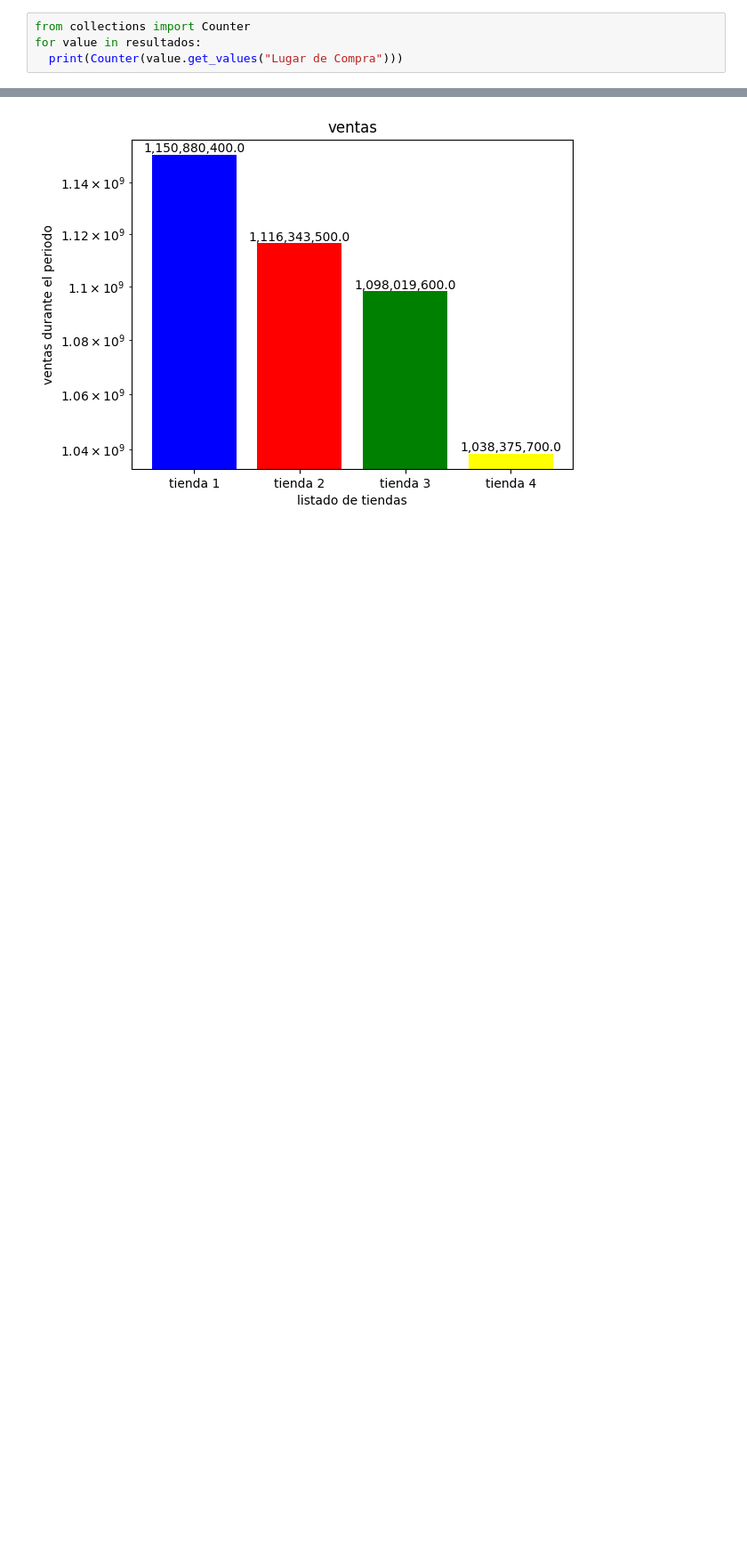
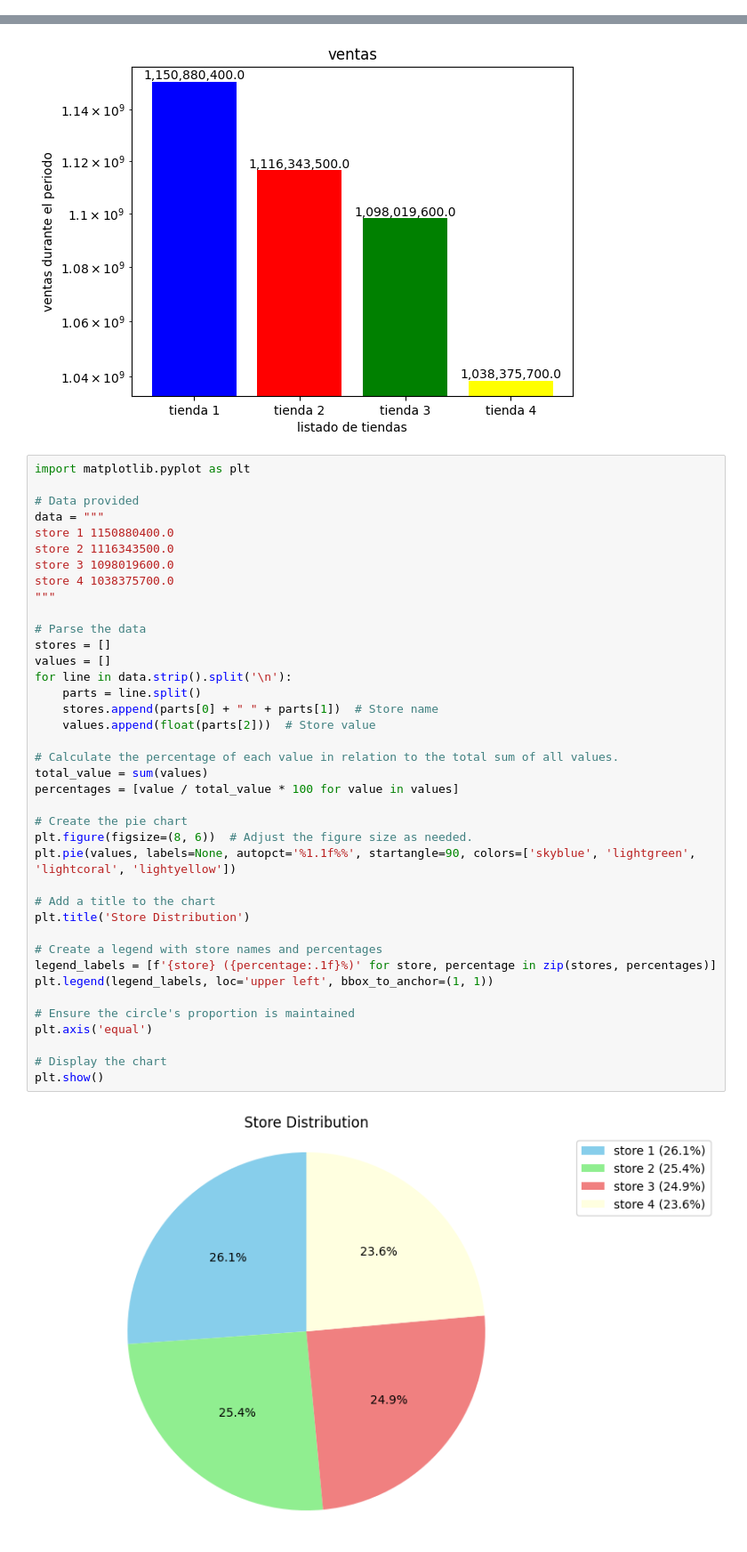
Before and after one commit to w4cha/analisis-alura, a Jupyter notebook: AluraStoreLatam.ipynb, the cells around one changed output, grey strips where cells are left out. Shown: that part at 89% size. Saved outputs shown, nothing was run; the diff lists cells and outputs as text; blank space fills up the shorter version.

```diff
--- a/AluraStoreLatam.ipynb
+++ b/AluraStoreLatam.ipynb
@@ -109,7 +114,3 @@ tienda 1 26018.61
 tienda 2 25216.24
 tienda 3 24805.68
 tienda 4 23459.46
-# %%
-from collections import Counter
-for value in resultados:
-  print(Counter(value.get_values("Lugar de Compra")))
@@ -138,3 +153,44 @@ plt.show()
 # extra
 # %% [output]
 [figure]
+# %%
+import matplotlib.pyplot as plt
+
+# Data provided
+data = """
+store 1 1150880400.0
+store 2 1116343500.0
+store 3 1098019600.0
+store 4 1038375700.0
+"""
+
+# Parse the data
+stores = []
+values = []
+for line in data.strip().split('\n'):
+    parts = line.split()
+    stores.append(parts[0] + " " + parts[1])  # Store name
+    values.append(float(parts[2]))  # Store value
+
+# Calculate the percentage of each value in relation to the total sum of all values.
+total_value = sum(values)
+percentages = [value / total_value * 100 for value in values]
+
+# Create the pie chart
+plt.figure(figsize=(8, 6))  # Adjust the figure size as needed.
+plt.pie(values, labels=None, autopct='%1.1f%%', startangle=90, colors=['skyblue', 'lightgreen', 'lightcoral', 'lightyellow'])
+
+# Add a title to the chart
+plt.title('Store Distribution')
+
+# Create a legend with store names and percentages
+legend_labels = [f'{store} ({percentage:.1f}%)' for store, percentage in zip(stores, percentages)]
+plt.legend(legend_labels, loc='upper left', bbox_to_anchor=(1, 1))
+
+# Ensure the circle's proportion is maintained
+plt.axis('equal')
+
+# Display the chart
+plt.show()
+# %% [output]
+[figure, added]
```
Also changed, not shown: parts of 5 cells of this notebook.
